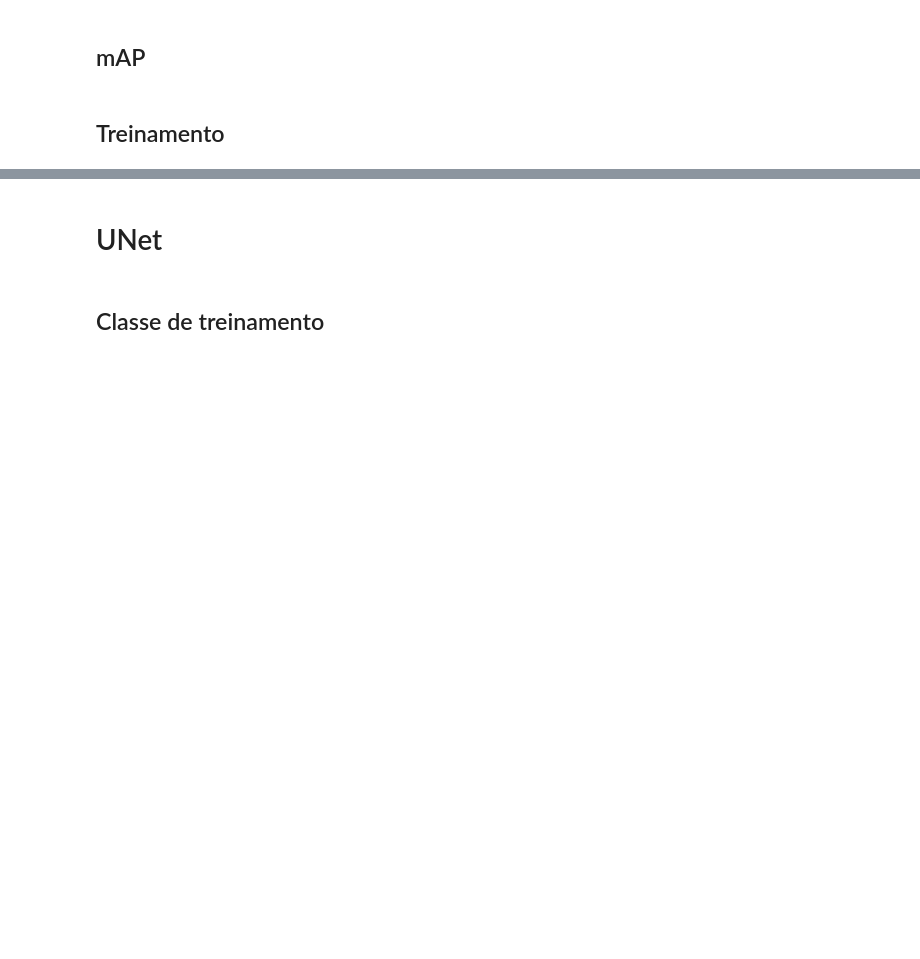
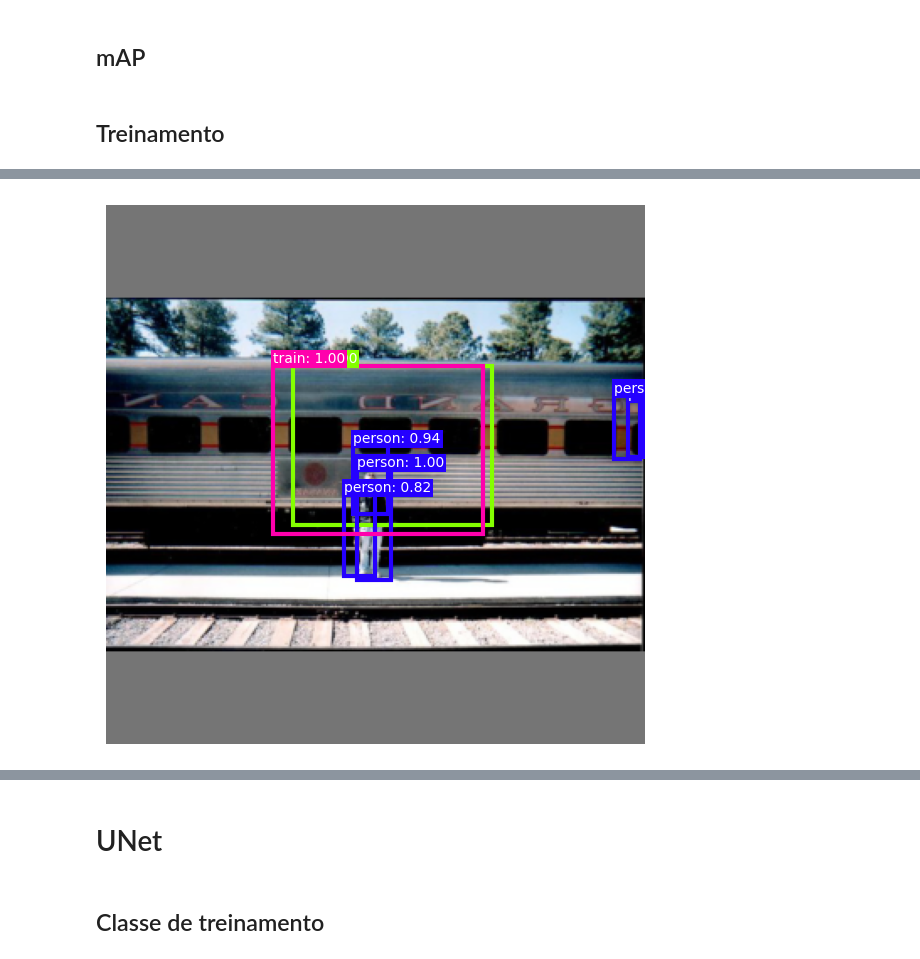
Before and after one commit to pedrotokar/deeplearning-assignments, a Jupyter notebook: Assignment 2/Deep Learning Assignment 2.ipynb, the cells around one changed output, grey strips where cells are left out. Cells and saved outputs as stored; diff of their text form; code cells hidden in the pictures; blank space fills up the shorter version.

```diff
--- a/Assignment 2/Deep Learning Assignment 2.ipynb
+++ b/Assignment 2/Deep Learning Assignment 2.ipynb
@@ -1503,0 +1513,4 @@ plot_yolo_output(yolo, train_data_y, 9, confidence = 0.8, min_IoU = 0.4)
+# %%
+plot_yolo_output(yolo, val_data_y, 2, confidence = 0.8, min_IoU = 0.4)
+# %% [output]
+[figure, added]
```
Also changed, not shown: parts of 12 cells of this notebook.
